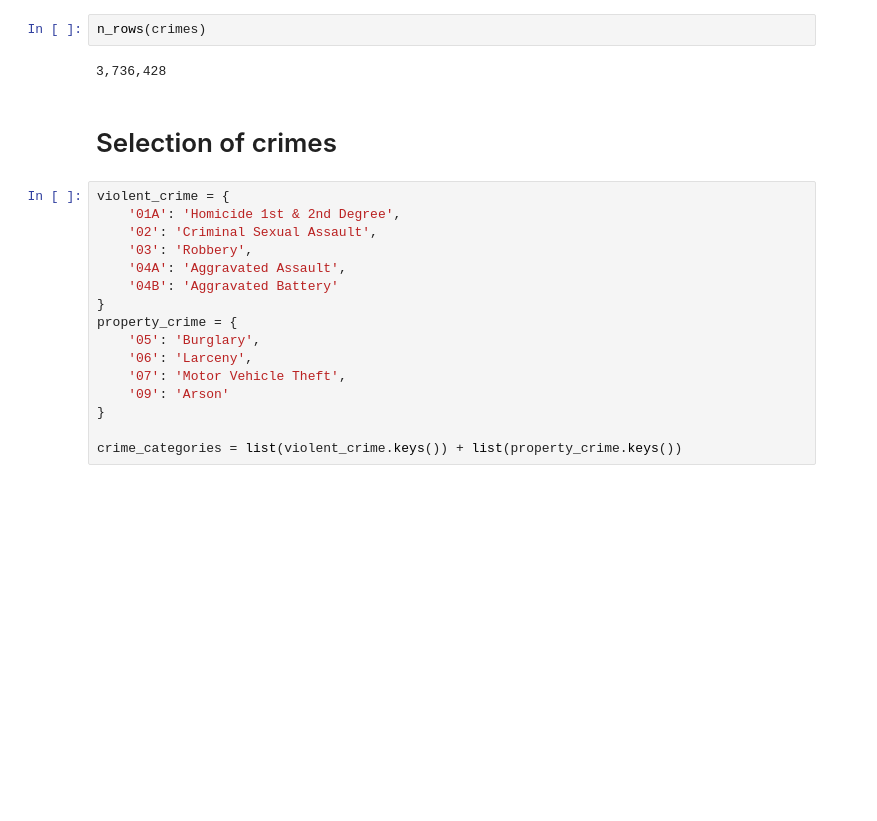
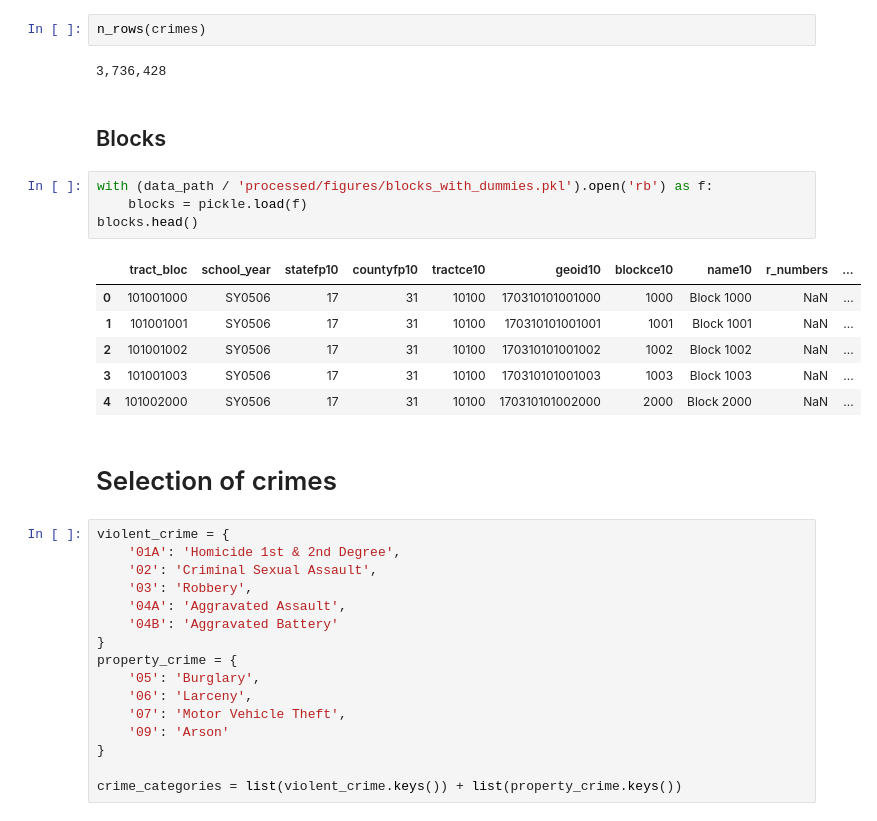
Before and after one commit to binste/chicago_safepassage_evaluation, a Jupyter notebook: notebooks/5_analysis/2.0-binste-descriptives-for-appendix.ipynb, the cells around one changed output. Cells and saved outputs as stored; diff of their text form; blank space fills up the shorter version.

```diff
--- a/notebooks/5_analysis/2.0-binste-descriptives-for-appendix.ipynb
+++ b/notebooks/5_analysis/2.0-binste-descriptives-for-appendix.ipynb
@@ -51,6 +51,19 @@ crimes = load_crimes(query, sqldb_path=str(data_path / 'processed/crimes.db'))
 n_rows(crimes)
 # %% [output]
 3,736,428
+# %% [markdown]
+## Blocks
+# %%
+with (data_path / 'processed/figures/blocks_with_dummies.pkl').open('rb') as f:
+    blocks = pickle.load(f)
+blocks.head()
+# %% [output]
+|  | tract_bloc | school_year | statefp10 | countyfp10 | tractce10 | geoid10 | blockce10 | name10 | r_numbers | ... |
+| 0 | 101001000 | SY0506 | 17 | 31 | 10100 | 170310101001000 | 1000 | Block 1000 | NaN | ... |
+| 1 | 101001001 | SY0506 | 17 | 31 | 10100 | 170310101001001 | 1001 | Block 1001 | NaN | ... |
+| 2 | 101001002 | SY0506 | 17 | 31 | 10100 | 170310101001002 | 1002 | Block 1002 | NaN | ... |
+| 3 | 101001003 | SY0506 | 17 | 31 | 10100 | 170310101001003 | 1003 | Block 1003 | NaN | ... |
+| 4 | 101002000 | SY0506 | 17 | 31 | 10100 | 170310101002000 | 2000 | Block 2000 | NaN | ... |
 # %% [markdown]
 # Selection of crimes
 # %%
```
Also changed, not shown: parts of 6 cells of this notebook.
